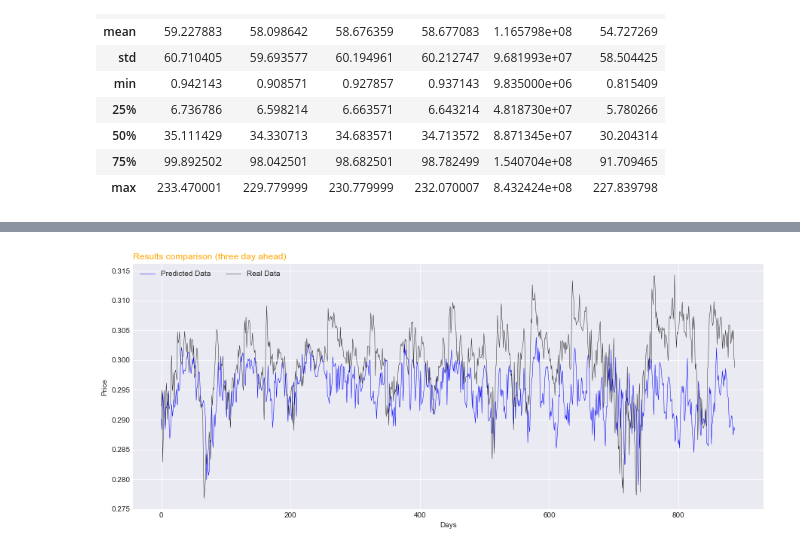
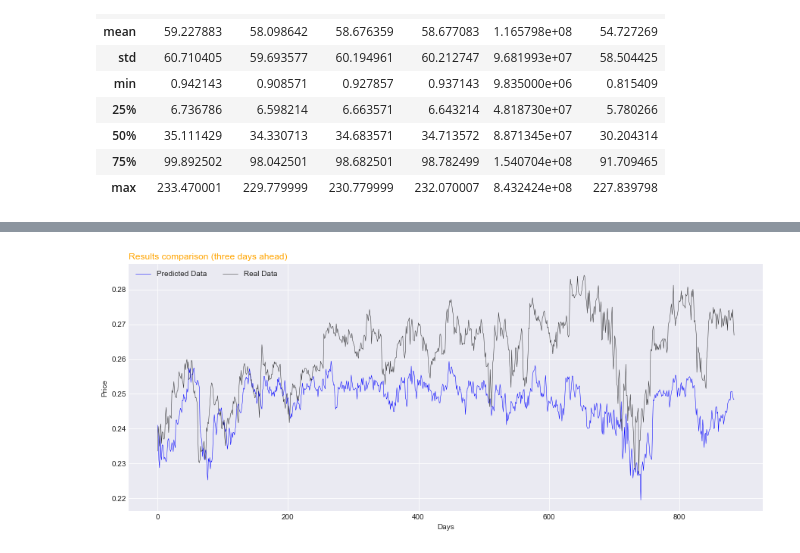
Before and after one commit to saul91isern/sp500, a Jupyter notebook: sp500.ipynb, the cells around one changed output, grey strips where cells are left out. Cells and saved outputs as stored; diff of their text form; code cells hidden in the pictures.

```diff
--- a/sp500.ipynb
+++ b/sp500.ipynb
@@ -110,7 +102,7 @@ def get_technical_indicators(dataset):
 
     return dataset
 # %%
-appl = get_technical_indicators(appl)
+appl = get_technical_indicators(appl, spy)
 appl.dropna(inplace=True)
 appl.describe()
 # %% [output]
@@ -223,5 +219,5 @@ Y test shape: (888, 7)
 # %%
-X = np.reshape(x_train, (3645, 24 * 14))
+X = np.reshape(x_train, (3633, 24 * 21))
 y = y_train
 reg = linear_model.LinearRegression().fit(X, y)
 print(reg.score(X, y))
@@ -287,5 +283,5 @@ print(pred[:,0].max())
 # %%
-reg = ensemble.GradientBoostingRegressor(n_estimators=300)
+reg = ensemble.GradientBoostingRegressor(n_estimators=350)
 reg = multioutput.MultiOutputRegressor(reg, n_jobs=-1).fit(X, y)
 print(reg.score(X, y))
 # %% [output]
@@ -293,5 +289,5 @@ print(reg.score(X, y))
 # %%
-Xt = np.reshape(x_test, (888, 24 * 14))
+Xt = np.reshape(x_test, (885, 24 * 21))
 yt = y_test
 pred = reg.predict(Xt)
 print("yt shape: ", yt.shape)
@@ -313,4 +309,4 @@ plot_results_against_true_data(pred[:,0], yt[:,0], title="Results comparison (on
 # %%
-plot_results_against_true_data(pred[:,2], yt[:,2], title="Results comparison (three day ahead)")
+plot_results_against_true_data(pred[:,2], yt[:,2], title="Results comparison (three days ahead)")
 # %% [output]
-[figure, old version]
+[figure, new version]
```
Also changed, not shown: parts of 22 cells of this notebook.
